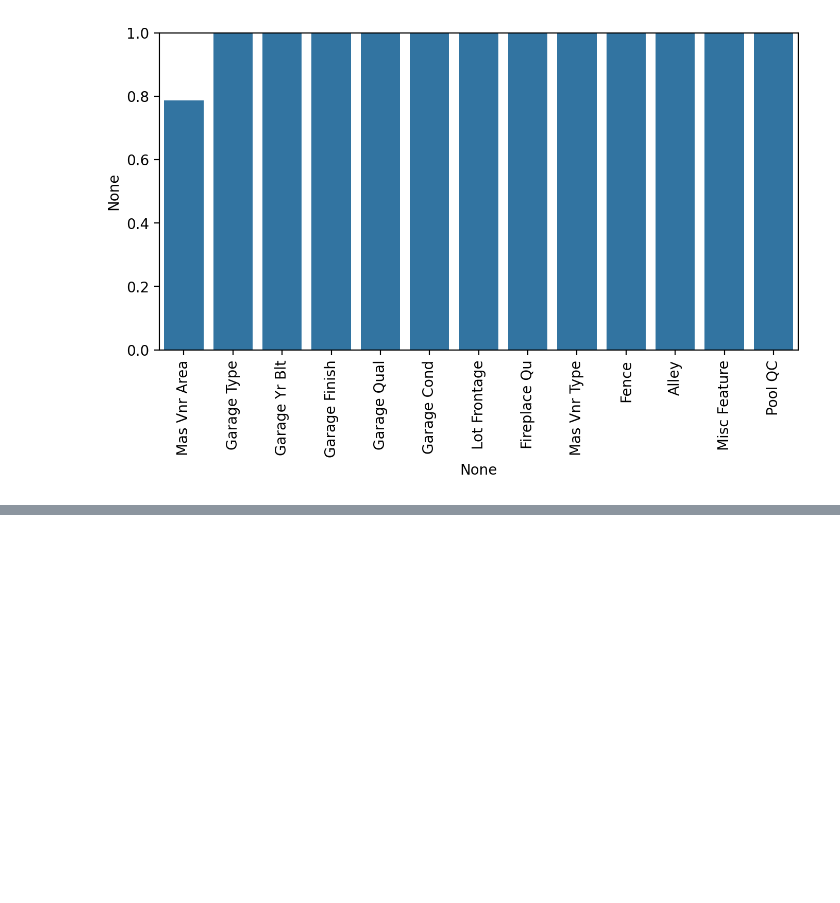
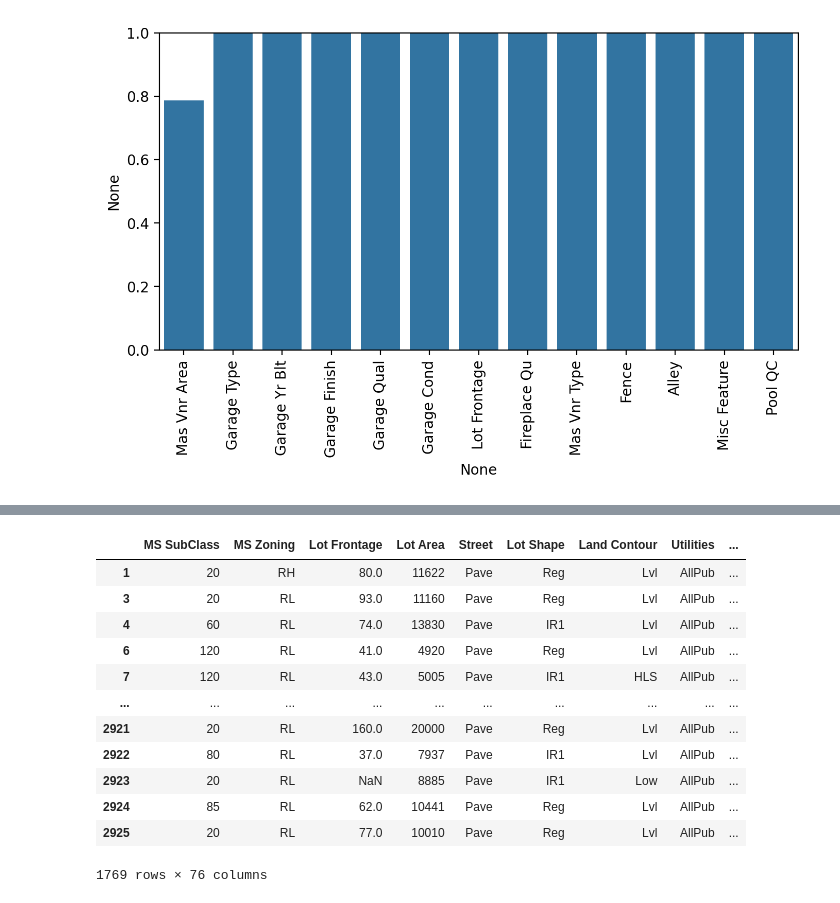
Before and after one commit to rd8479/machine-learning, a Jupyter notebook: recagnize null value.ipynb, the cells around one changed output, grey strips where cells are left out. Drawn from its saved outputs; the diff is of its cells as text; code cells hidden in the pictures; blank space fills up the shorter version.

```diff
--- a/recagnize null value.ipynb
+++ b/recagnize null value.ipynb
@@ -170,0 +141,18 @@ Initialized empty Git repository in C:/Users/user.ASUS_55/Desktop/machineLearnin
+# %%
+df['Fireplace Qu']=df['Fireplace Qu'].fillna('None')
+# %%
+df[(df['Mas Vnr Area']==0)]
+# %% [output]
+|  | MS SubClass | MS Zoning | Lot Frontage | Lot Area | Street | Lot Shape | Land Contour | Utilities | ... |
+| 1 | 20 | RH | 80.0 | 11622 | Pave | Reg | Lvl | AllPub | ... |
+| 3 | 20 | RL | 93.0 | 11160 | Pave | Reg | Lvl | AllPub | ... |
+| 4 | 60 | RL | 74.0 | 13830 | Pave | IR1 | Lvl | AllPub | ... |
+| 6 | 120 | RL | 41.0 | 4920 | Pave | Reg | Lvl | AllPub | ... |
+| 7 | 120 | RL | 43.0 | 5005 | Pave | IR1 | HLS | AllPub | ... |
+| ... | ... | ... | ... | ... | ... | ... | ... | ... | ... |
+| 2921 | 20 | RL | 160.0 | 20000 | Pave | Reg | Lvl | AllPub | ... |
+| 2922 | 80 | RL | 37.0 | 7937 | Pave | IR1 | Lvl | AllPub | ... |
+| 2923 | 20 | RL | NaN | 8885 | Pave | IR1 | Low | AllPub | ... |
+| 2924 | 85 | RL | 62.0 | 10441 | Pave | Reg | Lvl | AllPub | ... |
+| 2925 | 20 | RL | 77.0 | 10010 | Pave | Reg | Lvl | AllPub | ... |
+1769 rows × 76 columns
```
Also changed, not shown: parts of 16 cells of this notebook.
